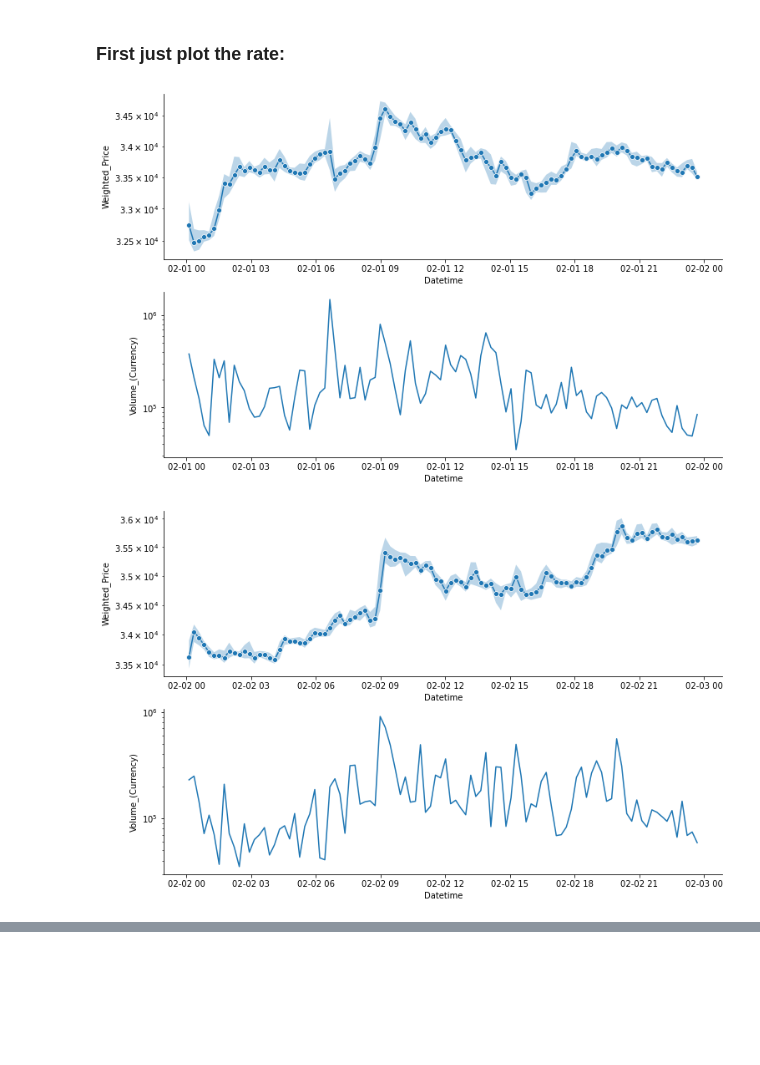
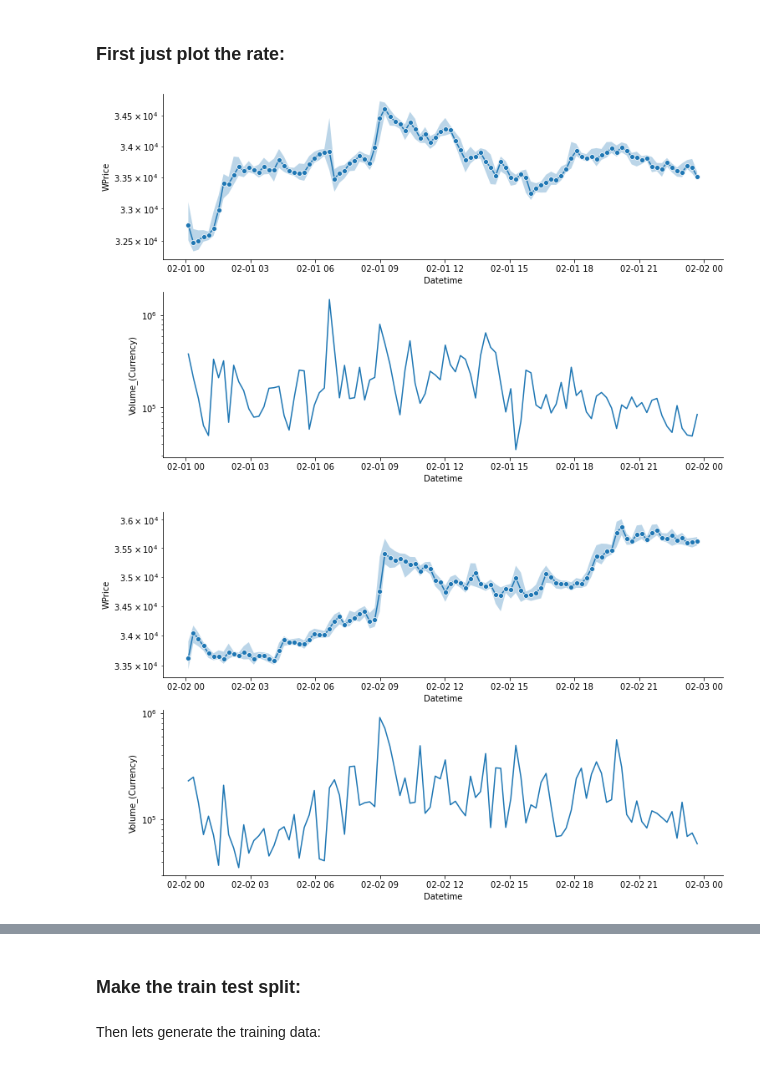
Before and after one commit to 0mar/Coined, a Jupyter notebook: Coined.ipynb, the cells around one changed output, grey strips where cells are left out. Drawn from its saved outputs; the diff is of its cells as text; code cells hidden in the pictures; blank space fills up the shorter version.

```diff
--- a/Coined.ipynb
+++ b/Coined.ipynb
@@ -11,8 +11,11 @@ plt.style.use('myteststyle.mplstyle')
 
 dataf = 'Bitcoin/Data/bitstampUSD_1-min_data_2012-01-01_to_2021-03-31.csv'
 
+timestamp2datetime = lambda T: datetime.utcfromtimestamp(T)
+datetime2timestamp = lambda T: T.timestamp()
 
 df = pd.read_csv(dataf, nrows=int(1e8)).dropna()
-df.loc[:, 'Datetime'] = df.Timestamp.map(lambda ts: datetime.utcfromtimestamp(ts))
+df.loc[:, 'Datetime'] = df.Timestamp.map(timestamp2datetime)
+df.rename(columns={'Weighted_Price':'WPrice'}, inplace=True)
 df.head()
 # %% [output]
@@ -27,40 +30,66 @@ df.head()
 # %%
 import seaborn as sns
 
+def mask_df_on_date(df, window, end, datetime_col='Datetime'):
+    """
+    Mask the rate_df so that value between (end - window) and end are returned:
+    """
 
-def plot_rate(start_date, end_date, nwindow=100):
+
+    get_mask = lambda datetime_col: (end - window <= df.loc[:, datetime_col]) & (df.loc[:, datetime_col] < end)
+
+    if isinstance(datetime_col, list):
+        masks = []
+        for col in datetime_col:
+            masks.append(get_mask(col))
+        mask = np.array(masks).T.any(axis=1)
+    else:
+        mask = get_mask(datetime_col)
+    return df[mask]
+
+def plot_rate(start_date, end_date, nwindow=100, preds_df=None):
 
     figs = plt.rcParams['figure.figsize'].copy()
     figs[1] *= 2
     _, (ax1, ax2) = plt.subplots(2, figsize=figs)
 
 
     mask = (df['Datetime'] > start_date) & (df['Datetime'] < end_date)
 
-    nwindow = min(mask.sum()//100, nwindow)
+    nwindow = min(max(1,mask.sum()//100), nwindow)
 
     roller = df.loc[mask].rolling(nwindow)
     rolled = roller.mean()
     rolled.loc[:, 'High'] = roller.max().loc[:, 'High']
     rolled.loc[:, 'Low'] = roller.min().loc[:, 'Low']
     rolled = rolled.iloc[nwindow-1::nwindow]
-    rolled.loc[:, 'Datetime'] = rolled.Timestamp.map(lambda ts: datetime.utcfromtimestamp(ts))
+    rolled.loc[:, 'Datetime'] = rolled.Timestamp.map(timestamp2datetime)
 
-    for ax, ylab, m in zip((ax1, ax2), ('Weighted_Price', 'Volume_(Currency)'), ('o', '')):
+    for ax, ylab, m in zip((ax1, ax2), ('WPrice', 'Volume_(Currency)'), ('o', '')):
         sns.lineplot(data=rolled, x='Datetime', y=ylab, ax=ax, marker=m)
         ax.semilogy()
 
     ax1.fill_between(rolled.Datetime, y1=rolled.Low, y2=rolled.High, alpha=.3)
+
+    if preds_df is not None:
+        preds_df = mask_df_on_date(preds_df, end_date - start_date, end_date,
+                                   datetime_col = ['pred_at_time', 'pred_for_time'])
+
+        for idx in preds_df.index:
+            X = [preds_df.loc[idx, 'pred_at_time'], preds_df.loc[idx, 'pred_for_time']]
+            Y = [preds_df.loc[idx, 'rate_at_pred'], preds_df.loc[idx, 'rate_pred']]
+            ax1.plot(X,Y, '-+', color='black')
+
     plt.show()
 
 
 dt = timedelta(days=1)
 start_date = datetime(2021, 2, 1)
 
-for _ in range(11):
+for _ in range(2):
     end_date = start_date + dt
     plot_rate(start_date, end_date)
     start_date += dt
 # %% [output]
-[figure, old version]
+[figure, new version]
-[figure, old version]
+[figure, new version]
@@ -75,0 +163,2 @@ for _ in range(11):
+# %% [markdown]
+### Make the train test split:
@@ -75,0 +169,2 @@ for _ in range(11):
+# %% [markdown]
+Then lets generate the training data:
```
Also changed, not shown: parts of 10 cells of this notebook.
